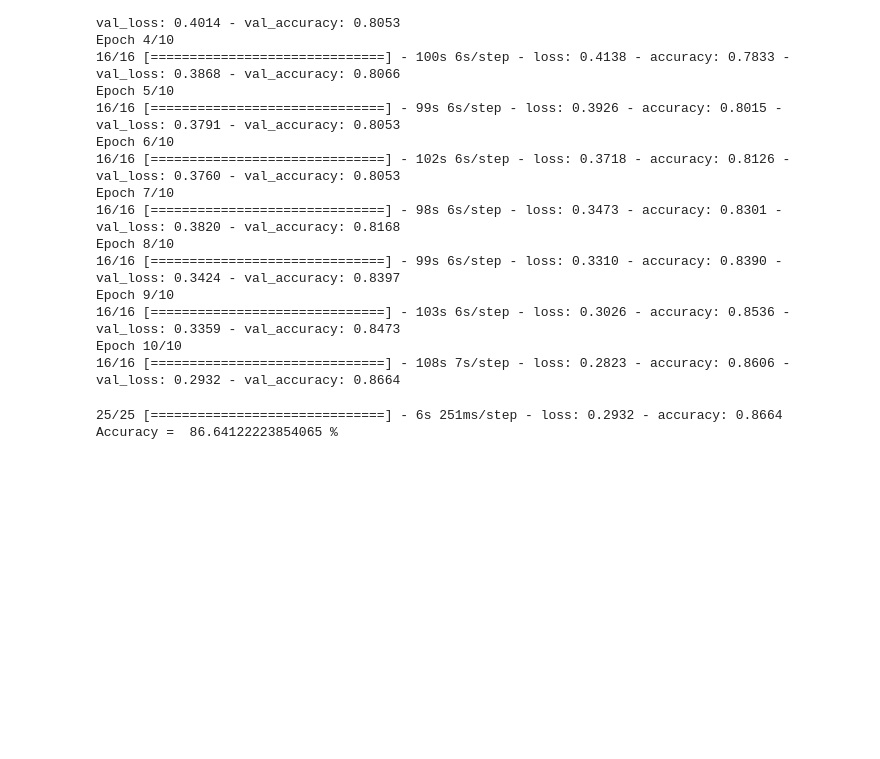
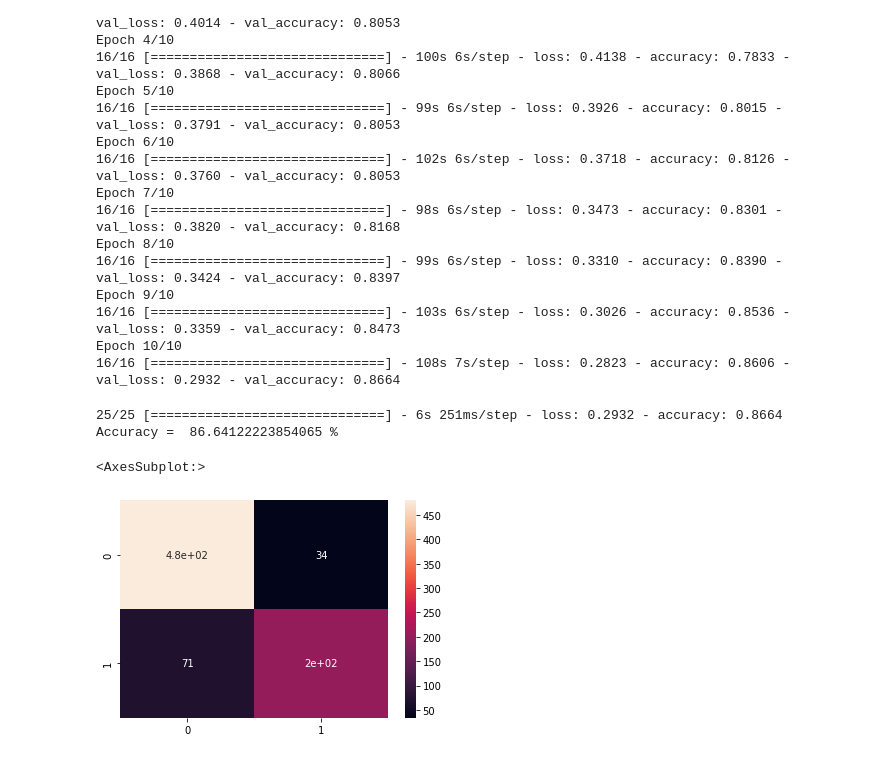
Before and after one commit to FgSurewin/Brain_Tumor_Project, a Jupyter notebook: notebooks/Jiawei_notebook.ipynb, the cells around one changed output. Cells and saved outputs as stored; diff of their text form; code cells hidden in the pictures; blank space fills up the shorter version.

```diff
--- a/notebooks/Jiawei_notebook.ipynb
+++ b/notebooks/Jiawei_notebook.ipynb
@@ -238,3 +238,14 @@ print("Accuracy = ", (acc * 100.0), "%")
 # %% [output]
 25/25 [==============================] - 6s 251ms/step - loss: 0.2932 - accuracy: 0.8664
 Accuracy =  86.64122223854065 %
+# %%
+mythreshold=0.5
+from sklearn.metrics import confusion_matrix
+import seaborn as sns
+
+y_pred = (model.predict(X_test)>= mythreshold).astype(int)
+cm=confusion_matrix(y_test, y_pred)
+sns.heatmap(cm, annot=True)
+# %% [output]
+<AxesSubplot:>
+[figure, added]
```
Also changed, not shown: parts of 2 cells of this notebook.
